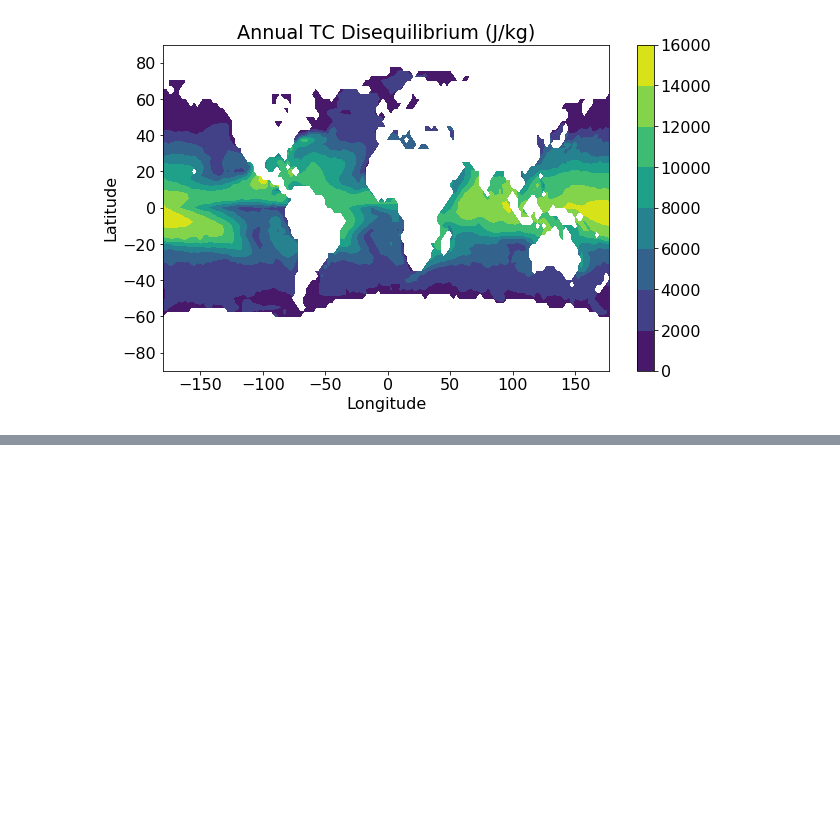
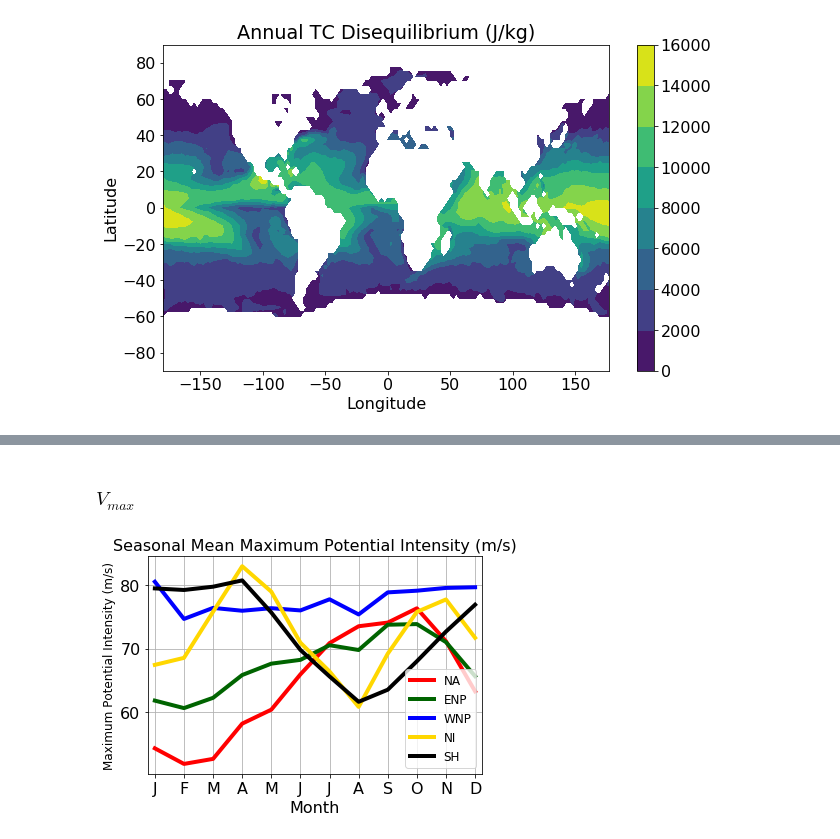
Before and after one commit to dgilford/tcpyPI, a Jupyter notebook: notebooks/sample_output_analyses.ipynb, the cells around one changed output, grey strips where cells are left out. Saved outputs shown, nothing was run; the diff lists cells and outputs as text; code cells hidden in the pictures; blank space fills up the shorter version.

```diff
--- a/notebooks/sample_output_analyses.ipynb
+++ b/notebooks/sample_output_analyses.ipynb
@@ -279,0 +409,21 @@ SyntaxError: invalid syntax (<ipython-input-15-c46c0bc08fe9>, line 1)
+# %%
+# create a dictionary to store results
+meanb={}
+# calculate basin averages for each basin and variable#
+# loop over the variables
+for j in full_ds.keys():
+    # only run analyses on the month/lat/lon variables
+    if (full_ds[j].ndim==3) and (full_ds[j].name!='ifl'):
+        # loop over the basins
+        hold={}
+        for b in basins.keys():
+            _output=basin_avg(full_ds[j],basins[b])
+            hold[b]=_output
+            # store the variables
+        meanb[j]=hold
+        # store the variable names
+        meanb[j]['name']=full_ds[j].standard_name
+        # ignore units for log variables, else store them
+        if (full_ds[j].name[:2]!='ln'):
+            meanb[j]['units']=full_ds[j].units
+        del hold
@@ -279,0 +432,22 @@ SyntaxError: invalid syntax (<ipython-input-15-c46c0bc08fe9>, line 1)
+# %%
+# define the function to plot the seasonal cycle of a variable
+def plot_pi_seascycle(var_want,meanb,basin_dict):
+    plt.figure()
+    mongrid=np.linspace(1,12,12)
+    for k in basins.keys():
+        plt.plot(mongrid,meanb[var_want][k],lw=4,color=str(basins[k].color.values),label=str(basins[k].shortname.values))
+    plt.xlim([0.75,12.25])
+    plt.xticks(mongrid,labels=monlabels)
+    plt.xlabel('Month')
+    plt.ylabel(meanb[var_want]['name']+' ('+meanb[var_want]['units']+')',fontsize=12)
+    plt.title('Seasonal Mean '+meanb[var_want]['name']+' ('+meanb[var_want]['units']+')',fontsize=16)
+    plt.legend(fontsize=12,loc='best')
+    plt.grid()
+    plt.show()
+    return None
+# %% [markdown]
+### $V_{max}$
+# %%
+plot_pi_seascycle('vmax',meanb,basins)
+# %% [output]
+[figure, added]
```
Also changed, not shown: parts of 53 cells of this notebook, 4 other files.
